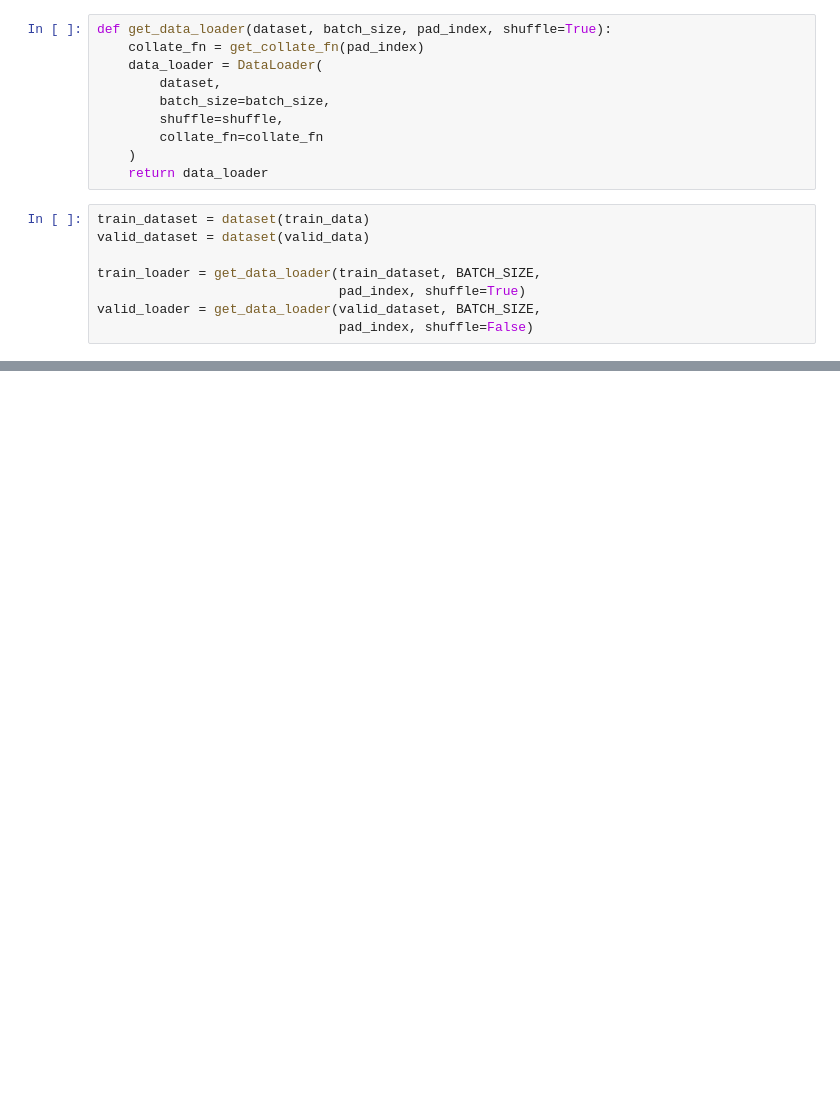
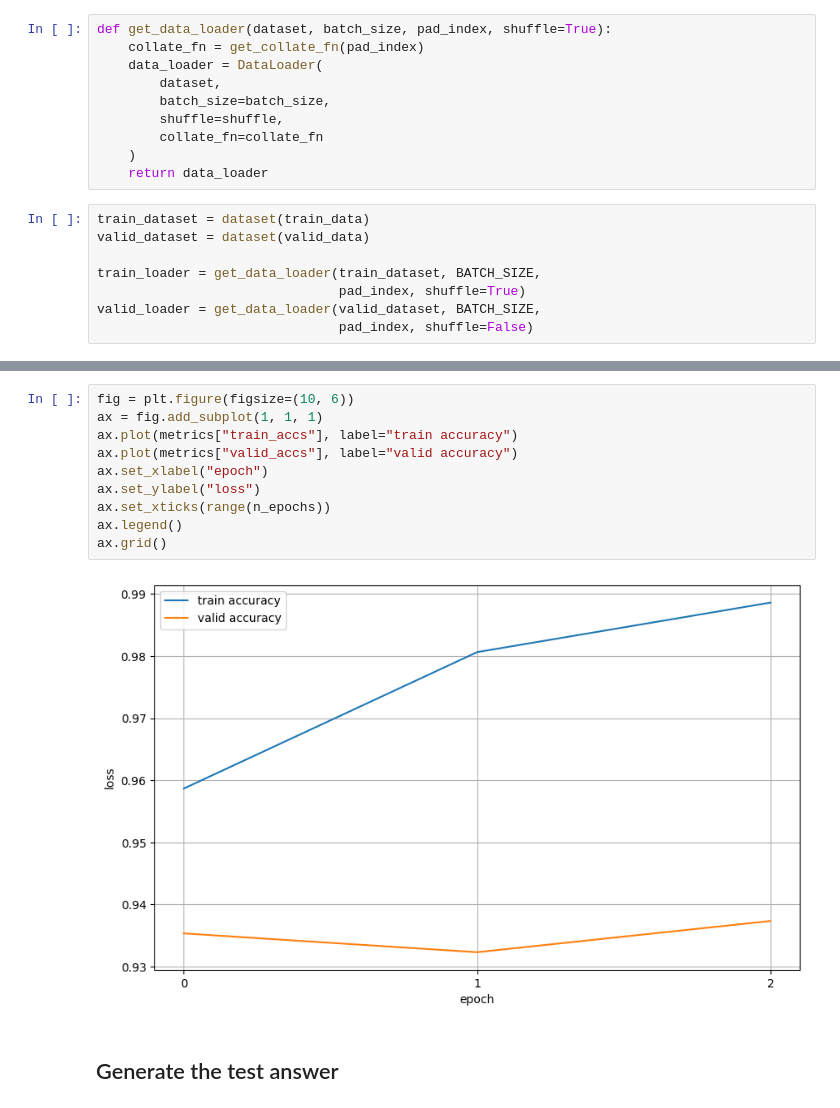
Before and after one commit to ylchen1805/IMDB-Rotten-Tomatoes---, a Jupyter notebook: BERT.ipynb, the cells around one changed output, grey strips where cells are left out. Drawn from its saved outputs; the diff is of its cells as text; blank space fills up the shorter version.

```diff
--- a/BERT.ipynb
+++ b/BERT.ipynb
@@ -205,0 +328,14 @@ valid_loader = get_data_loader(valid_dataset, BATCH_SIZE,
+# %%
+fig = plt.figure(figsize=(10, 6))
+ax = fig.add_subplot(1, 1, 1)
+ax.plot(metrics["train_accs"], label="train accuracy")
+ax.plot(metrics["valid_accs"], label="valid accuracy")
+ax.set_xlabel("epoch")
+ax.set_ylabel("loss")
+ax.set_xticks(range(n_epochs))
+ax.legend()
+ax.grid()
+# %% [output]
+[figure, added]
+# %% [markdown]
+## Generate the test answer
```
Also changed, not shown: parts of 31 cells of this notebook, 1 other file.
